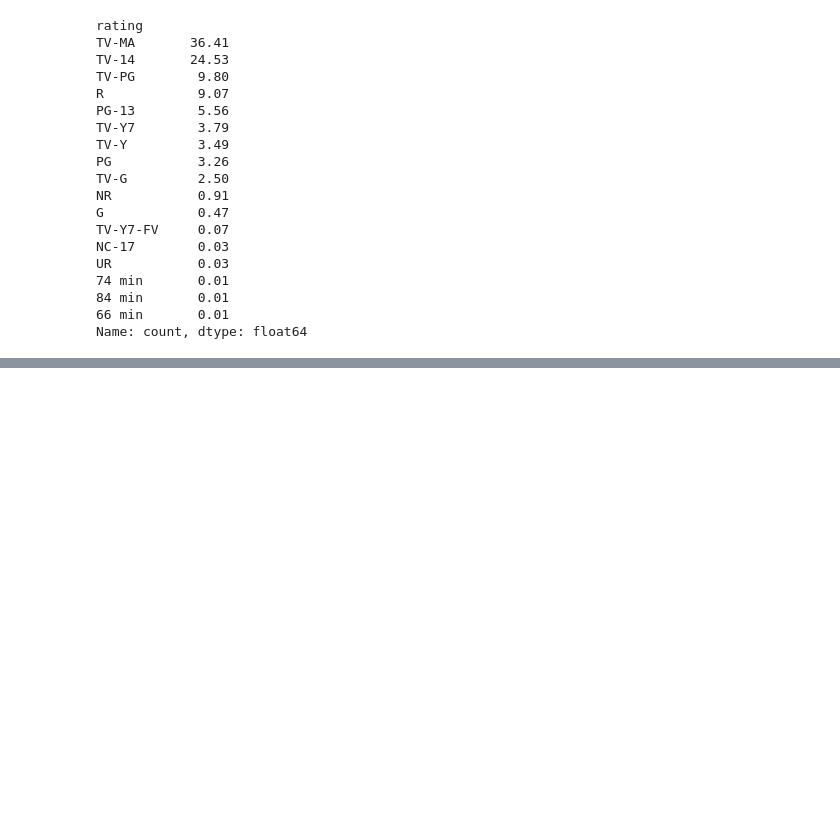
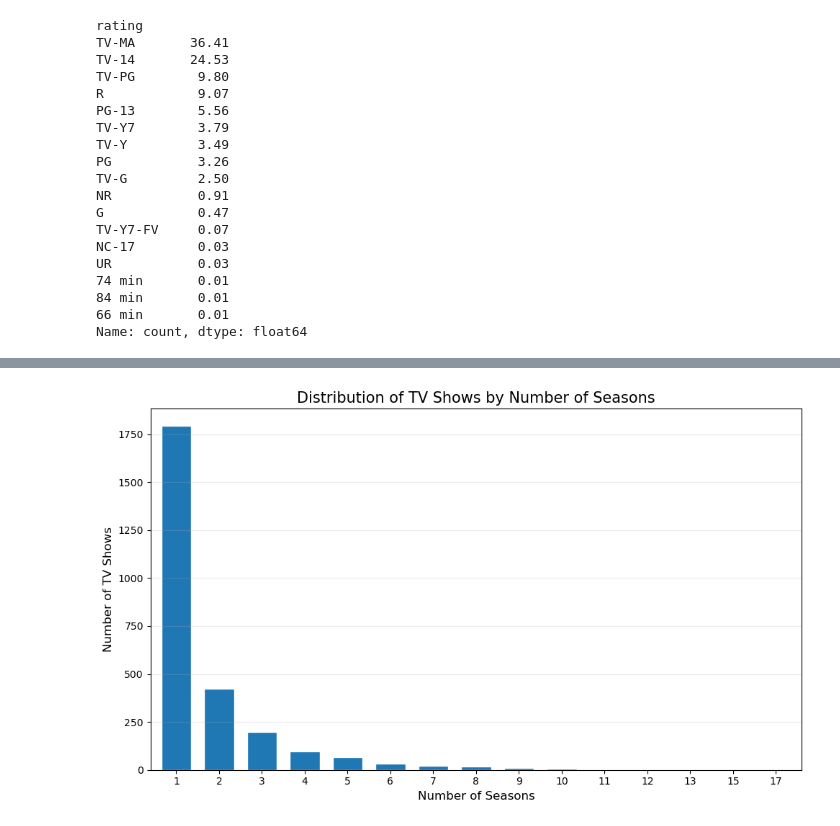
Before and after one commit to gurmansingh1112/Netflix-exploratory-project, a Jupyter notebook: netflixproject.ipynb, the cells around one changed output, grey strips where cells are left out. Saved outputs shown, nothing was run; the diff lists cells and outputs as text; code cells hidden in the pictures; blank space fills up the shorter version.

```diff
--- a/netflixproject.ipynb
+++ b/netflixproject.ipynb
@@ -457,0 +529,24 @@ Name: count, dtype: int64
+# %%
+df_clean['show_duration'] = df_clean.loc[df_clean['type'] == 'TV Show', 'duration_min']
+show_duration = df_clean["show_duration"]
+# %%
+show_counts = show_duration.dropna().astype(int).value_counts().sort_index()
+
+plt.figure(figsize=(10, 6))
+
+show_counts.plot(
+    kind="bar",
+    edgecolor="white",
+    width=0.7
+)
+
+plt.title("Distribution of TV Shows by Number of Seasons", fontsize=15)
+plt.xlabel("Number of Seasons", fontsize=12)
+plt.ylabel("Number of TV Shows", fontsize=12)
+
+plt.xticks(rotation=0)
+plt.grid(axis="y", alpha=0.25)
+plt.tight_layout()
+plt.show()
+# %% [output]
+[figure, added]
```
Also changed, not shown: parts of 24 cells of this notebook.
